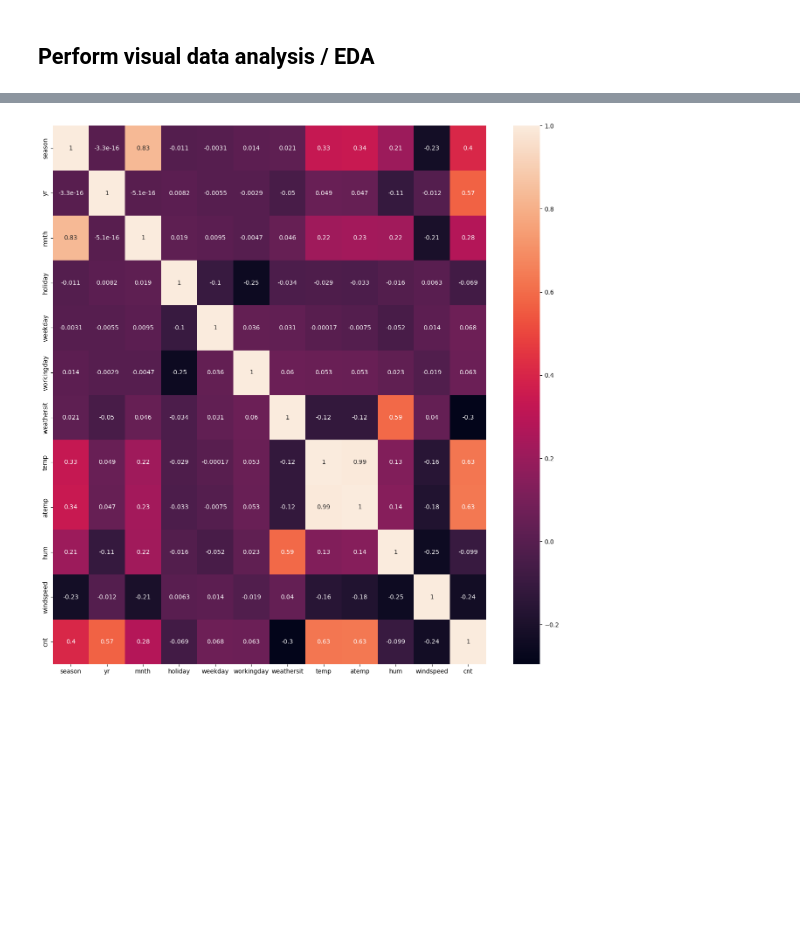
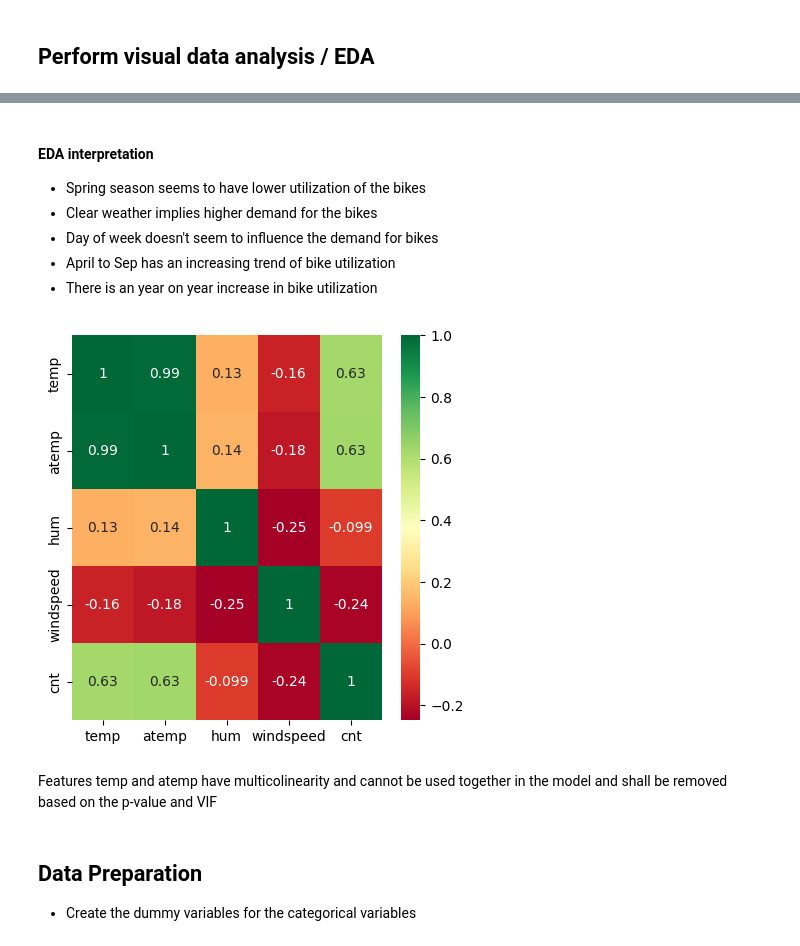
Before and after one commit to neodexter/Upgrad_Bike_Sharing_Balaji, a Jupyter notebook: Bike_Sharing_Balaji.ipynb, the cells around one changed output, grey strips where cells are left out. Cells and saved outputs as stored; diff of their text form; code cells hidden in the pictures; blank space fills up the shorter version.

Commit message:
Build model

```diff
--- a/Bike_Sharing_Balaji.ipynb
+++ b/Bike_Sharing_Balaji.ipynb
@@ -99,0 +117,16 @@ df.shape
+# %%
+
+# Encoding the season column
+df.season = df.season.map({1:'Spring', 2:'Summer', 3:'Fall', 4:'Winter'})
+# %%
+# Encoding the month column
+
+df.mnth = df.mnth.map({1:'Jan',2:'Feb',3:'Mar',4:'Apr',5:'May',6:'June',7:'July',8:'Aug',9:'Sep',10:'Oct',11:'Nov',12:'Dec'})
+# %%
+# Encoding the weekday column
+
+df.weekday = df.weekday.map({0:'Sun',1:'Mon',2:'Tue',3:'Wed',4:'Thu',5:'Fri',6:'Sat'})
+# %%
+# Encoding the weathersit column
+
+df.weathersit = df.weathersit.map({1:'Clear',2:'Cloudy',3:'Light_SnowRain',4:'Heavy_SnowRain'})
@@ -110,7 +196,19 @@ plt.show()
+# %% [markdown]
+#### EDA interpretation
+- Spring season seems to have lower utilization of the bikes
+- Clear weather implies higher demand for the bikes
+- Day of week doesn't seem to influence the demand for bikes
+- April to Sep has an increasing trend of bike utilization
+- There is an year on year increase in bike utilization
 # %%
 # Plot heatmap to find the correlation
-plt.figure(figsize=(16,16))
-sns.heatmap(df.corr(), annot=True)
+plt.figure(figsize=(5,5))
+sns.heatmap(df[['temp','atemp','hum','windspeed','cnt']].corr(), annot=True, cmap="RdYlGn")
 plt.show()
 # %% [output]
-[figure, old version]
+[figure, new version]
+# %% [markdown]
+Features temp and atemp have multicolinearity and cannot be used together in the model and shall be removed based on the p-value and VIF
+# %% [markdown]
+## Data Preparation
+- Create the dummy variables for the categorical variables
```
Also changed, not shown: parts of 22 cells of this notebook.
